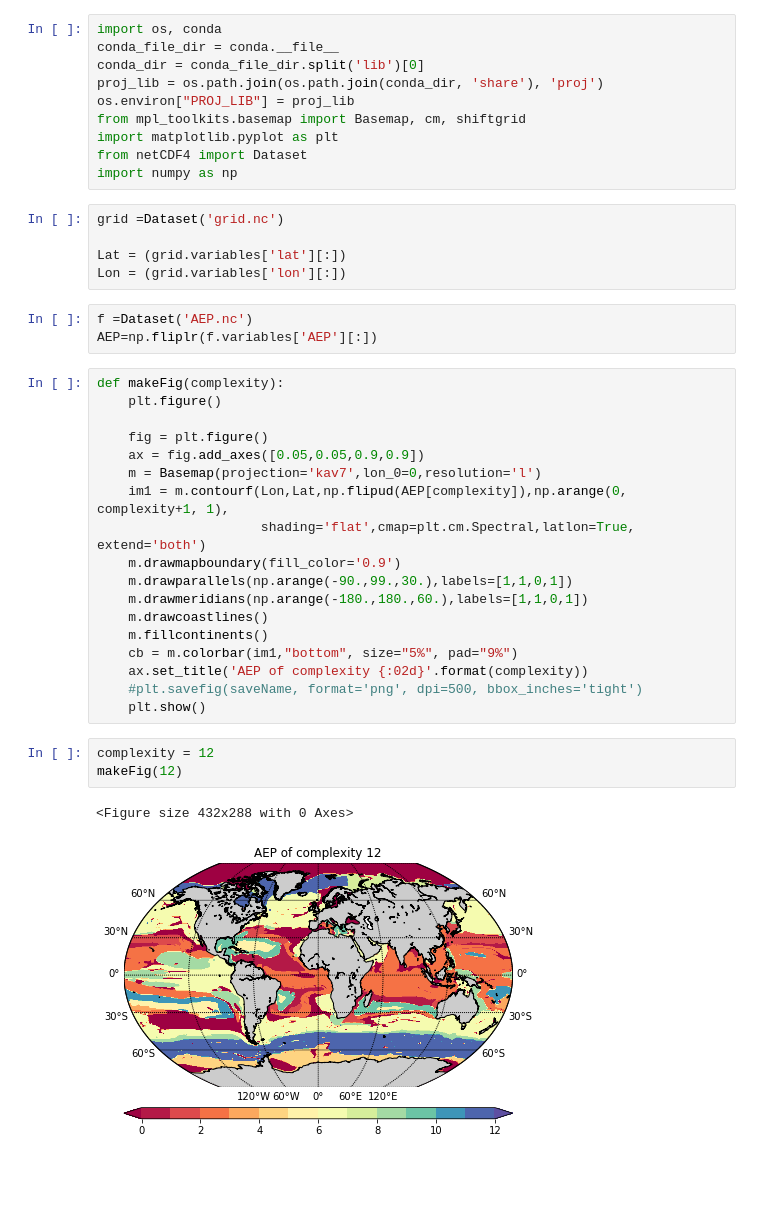
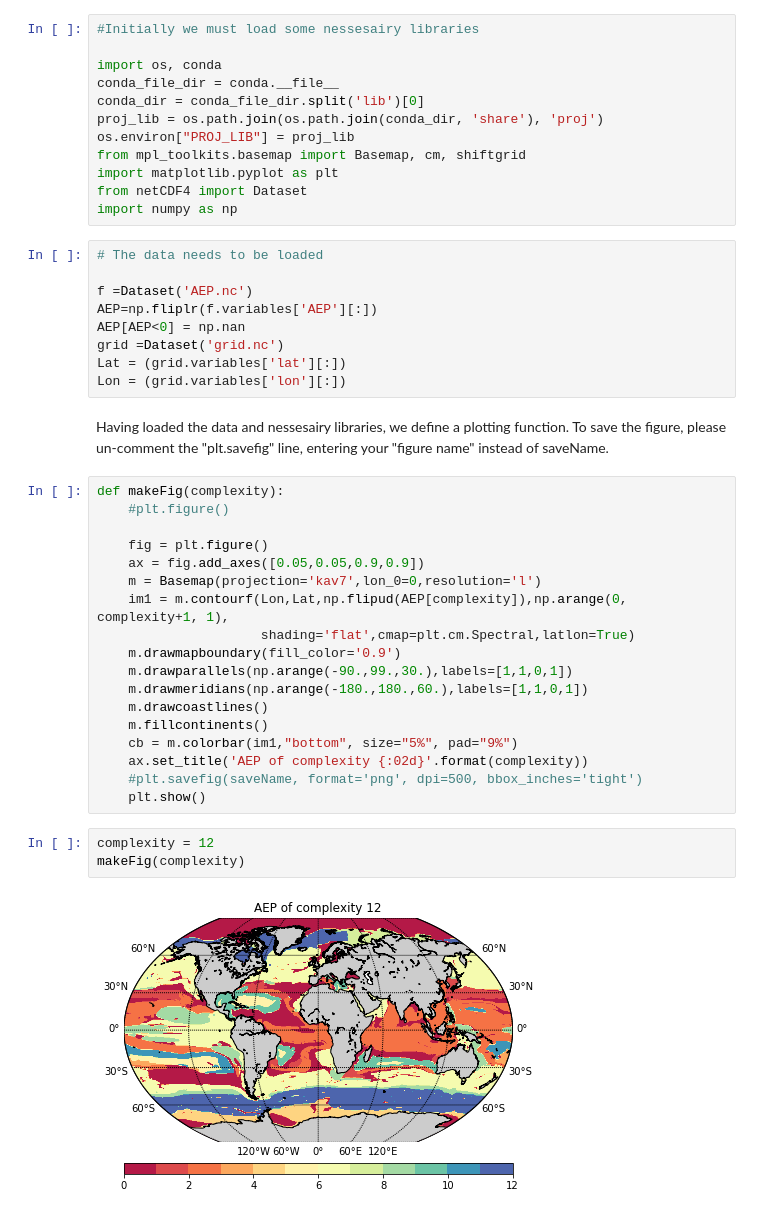
Before and after one commit to maikejulie/plottingAEPs, a Jupyter notebook: visualizingAEPs.ipynb, the cells around one changed output. Saved outputs shown, nothing was run; the diff lists cells and outputs as text; blank space fills up the shorter version.

```diff
--- a/visualizingAEPs.ipynb
+++ b/visualizingAEPs.ipynb
@@ -1,4 +11,6 @@
 # %%
+#Initially we must load some nessesairy libraries
+
 import os, conda
 conda_file_dir = conda.__file__
 conda_dir = conda_file_dir.split('lib')[0]
@@ -9,22 +21,25 @@ import matplotlib.pyplot as plt
 from netCDF4 import Dataset
 import numpy as np
 # %%
+# The data needs to be loaded
+
+f =Dataset('AEP.nc')
+AEP=np.fliplr(f.variables['AEP'][:])
+AEP[AEP<0] = np.nan
 grid =Dataset('grid.nc')
-
 Lat = (grid.variables['lat'][:])
 Lon = (grid.variables['lon'][:])
-# %%
-f =Dataset('AEP.nc')
-AEP=np.fliplr(f.variables['AEP'][:])
+# %% [markdown]
+Having loaded the data and nessesairy libraries, we define a plotting function. To save the figure, please un-comment the "plt.savefig" line, entering your "figure name" instead of saveName.
 # %%
 def makeFig(complexity):
-    plt.figure()
+    #plt.figure()
 
     fig = plt.figure()
     ax = fig.add_axes([0.05,0.05,0.9,0.9])
     m = Basemap(projection='kav7',lon_0=0,resolution='l')
     im1 = m.contourf(Lon,Lat,np.flipud(AEP[complexity]),np.arange(0, complexity+1, 1),
-                     shading='flat',cmap=plt.cm.Spectral,latlon=True, extend='both')
+                     shading='flat',cmap=plt.cm.Spectral,latlon=True)
     m.drawmapboundary(fill_color='0.9')
     m.drawparallels(np.arange(-90.,99.,30.),labels=[1,1,0,1])
     m.drawmeridians(np.arange(-180.,180.,60.),labels=[1,1,0,1])
@@ -36,7 +51,6 @@ def makeFig(complexity):
     plt.show()
 # %%
 complexity = 12
-makeFig(12)
+makeFig(complexity)
 # %% [output]
-<Figure size 432x288 with 0 Axes>
-[figure, old version]
+[figure, new version]
```
Also changed, not shown: parts of 1 cell of this notebook.
